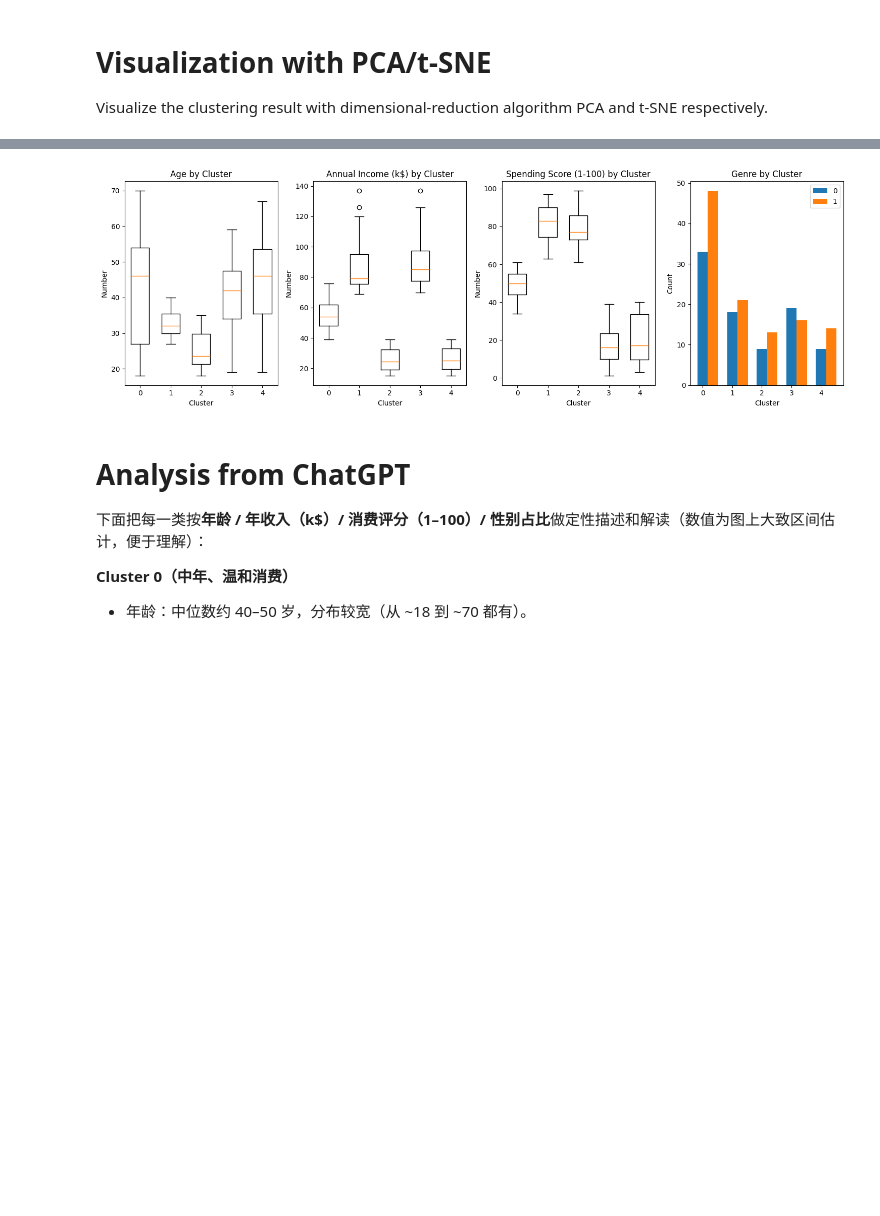
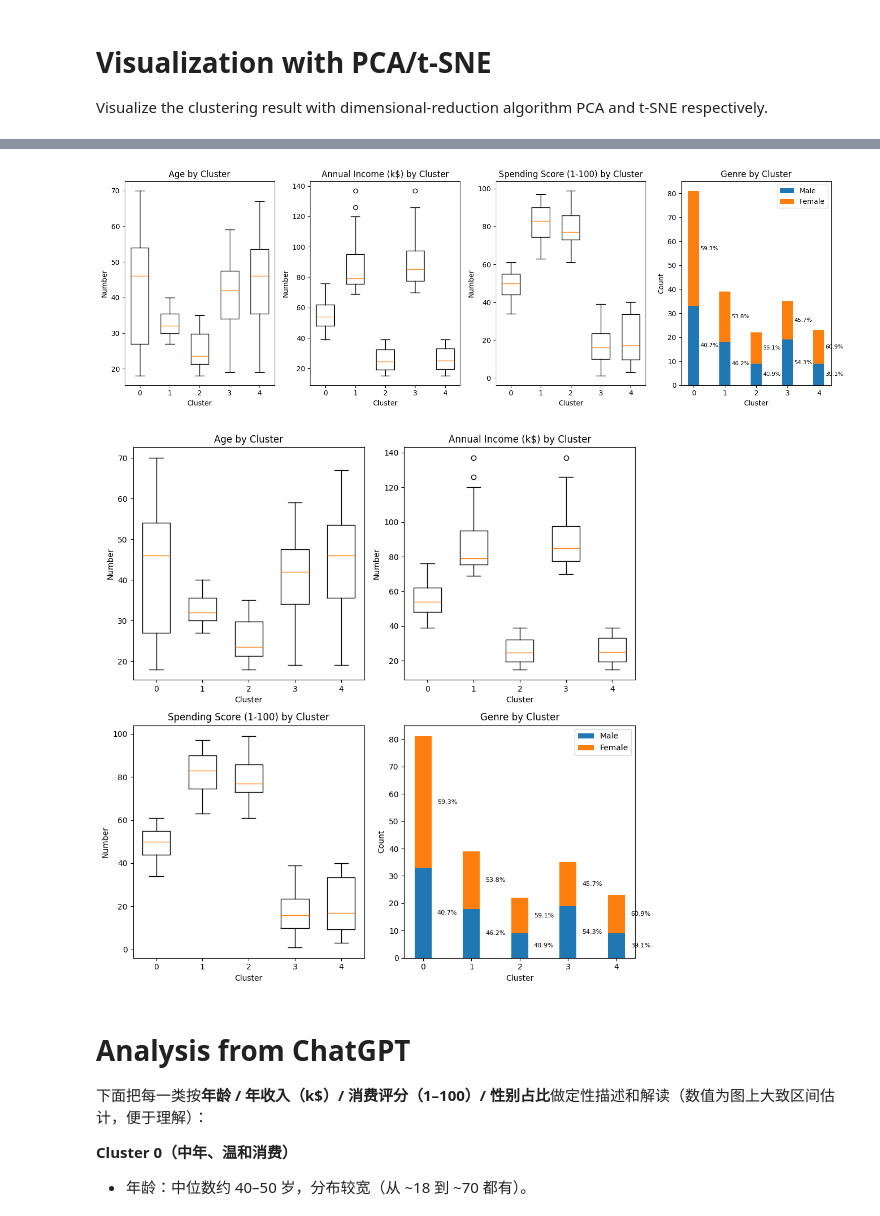
Before and after one commit to juruohejiarui/Homework-AIAA3111-Project, a Jupyter notebook: main_process.ipynb, the cells around one changed output, grey strips where cells are left out. Saved outputs shown, nothing was run; the diff lists cells and outputs as text; code cells hidden in the pictures; blank space fills up the shorter version.

```diff
--- a/main_process.ipynb
+++ b/main_process.ipynb
@@ -2,8 +2,7 @@
 # Read Database
 read database from "./Mall_Customers.csv" and make simple check.
 # %%
-import pandas
-import matplotlib
+import pandas as pd
 import matplotlib.pyplot as plt
 import numpy as np
 import seaborn as sns
@@ -11,10 +10,11 @@ from sklearn.cluster import KMeans, DBSCAN, AgglomerativeClustering
 from sklearn.metrics import silhouette_score, calinski_harabasz_score
 from sklearn.decomposition import PCA
 from sklearn.manifold import TSNE
+from sklearn.preprocessing import StandardScaler
 
 data_path = "./Mall_Customers.csv"
 
-df = pandas.read_csv(data_path)
+df = pd.read_csv(data_path)
 
 print(df.head())
 
@@ -65,7 +65,7 @@ pca.fit((features - np.min(features, axis=0)) / (np.max(features, axis=0) - np.m
 normalized_variances = pca.explained_variance_ratio_
 
 contribute = np.sum((pca.components_)**2 * normalized_variances[:, np.newaxis], axis=0)
-contribute = pandas.Series(contribute, index=numeric_cols)
+contribute = pd.Series(contribute, index=numeric_cols)
 
 # plot it for visualization
 plt.figure(figsize=(8, 5))
@@ -463,7 +559,7 @@ def grid_searchg_hira(
 					sil = silhouette_score(X_sub, labels)
 					ch = calinski_harabasz_score(X_sub, labels)
 					results.append({
-						"features": tuple(feat_cols),
+						"features": tuple([feat_col[0:2] for feat_col in feat_cols]),
 						"n_features": len(feat_cols),
 						"n_clusters": n,
 						"linkage": linkage,
@@ -481,8 +577,10 @@ res_hira = grid_searchg_hira(
 	num_clustering = list(range(2, 11)),
 	linkage_methods = ['ward', 'complete', 'average', 'single'],
 	metrics = ['euclidean', 'manhattan', 'cosine'],
-	feature_subsets = feature_subsets
+	feature_subsets = feature_subsets,
+	w_sil=0.7,
+	w_ch=0.3,
 )
 
-res_hira.drop(columns=['labels']).head(10)
+res_hira.drop(columns=['labels', 'sil_z', 'CH_z',]).head(4)
 # %% [output]
@@ -567,7 +697,7 @@ def plot_numerical_box(df : pd.DataFrame, feature_name : str, labels : np.ndarra
 		std_value = np.std(cluster_data)
 		print(f"Cluster {k}: {feature_name} mean:{mean_value:.2f}, std:{std_value:.2f}, hq:{np.quantile(cluster_data, 0.75):.2f}, lq:{np.quantile(cluster_data, 0.25):.2f}, median:{np.median(cluster_data):.2f}")
 
-def plot_categorial_bar(df : pd.DataFrame, feature_name : str, labels : np.ndarray, print_res : bool = False) :
+def plot_categorial_bar(df : pd.DataFrame, feature_name : str, labels : np.ndarray, label_name : dict[int, str], print_res : bool = False) :
 	num_clusters = len(set(labels))
 	categories = df[feature_name].unique()
 	category_indices = {cat: i for i, cat in enumerate(categories)}
@@ -578,36 +708,57 @@ def plot_categorial_bar(df : pd.DataFrame, feature_name : str, labels : np.ndarr
 		cluster_data = data[mask]
 		for val in cluster_data :
 			counts[k, category_indices[val]] += 1
 	# plot
 	bar_width = 0.35
 	x = np.arange(num_clusters)
+	# 画一个分段的柱状图，并表明百分比
+	bottom = np.zeros(num_clusters)
+	color_map = plt.colormaps.get('tab10')
 	for i, cat in enumerate(categories) :
-		plt.bar(x + i * bar_width, counts[:, i], width=bar_width, label=str(cat))
+		plt.bar(x, counts[:, i], bottom=bottom, width=bar_width, label=label_name[cat], color=color_map(i))
+		# add percentage text beside each segment
+		for j in range(num_clusters):
+			if counts[j, i] > 0 :
+				percentage = counts[j, i] / np.sum(counts[j, :]) * 100
+				plt.text(j + 0.5, bottom[j] + counts[j, i] / 2, f"{percentage:.1f}%", ha='center', va='center', color='black', fontsize=8)
+		bottom += counts[:, i]
 	plt.xlabel("Cluster")
 	plt.ylabel("Count")
 	plt.title(f"{feature_name} by Cluster")
 	plt.legend()
 
 	if not print_res :
 		return
 
 	# print counts for each cluster
 	for k in range(num_clusters) :
 		print(f"Cluster {k}:")
 		for i, cat in enumerate(categories) :
 			print(f"  {feature_name} = {cat}: count = {counts[k, i]}")
 
 plt.figure(figsize=(15, 5))
 for i, feature in enumerate(numeric_feature_set) :
 	plt.subplot(1, len(numeric_feature_set) + len(categorial_feature_set), i + 1)
 	plot_numerical_box(df, feature, labels_kmeans)
 for j, feature in enumerate(categorial_feature_set) :
 	plt.subplot(1, len(numeric_feature_set) + len(categorial_feature_set), len(numeric_feature_set) + j + 1)
-	plot_categorial_bar(df, feature, labels_kmeans)
+	plot_categorial_bar(df, feature, labels_kmeans, {0: 'Male', 1: 'Female'})
 plt.tight_layout()
 plt.show()
+
+# change layout to (2, len(numeric_feature_set) + len(categorial_feature_set) // 2)
+plt.figure(figsize=(10, 10))
+for i, feature in enumerate(numeric_feature_set) :
+	plt.subplot(2, (len(numeric_feature_set) + len(categorial_feature_set)) // 2, i + 1)
+	plot_numerical_box(df, feature, labels_kmeans)
+for j, feature in enumerate(categorial_feature_set) :
+	plt.subplot(2, (len(numeric_feature_set) + len(categorial_feature_set)) // 2, len(numeric_feature_set) + j + 1)
+	plot_categorial_bar(df, feature, labels_kmeans, {0: 'Male', 1: 'Female'})
+plt.tight_layout()
+plt.show()
 # %% [output]
-[figure, old version]
+[figure, new version]
+[figure, added]
 # %% [markdown]
 # Analysis from ChatGPT
 
```
Also changed, not shown: parts of 14 cells of this notebook.
